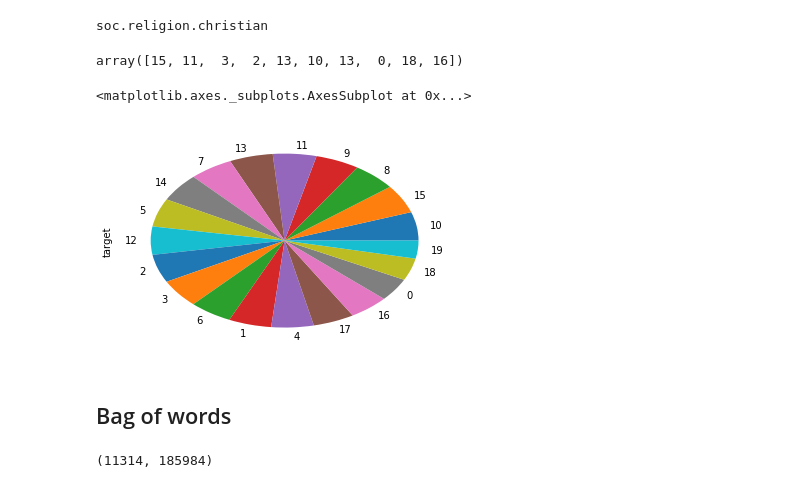
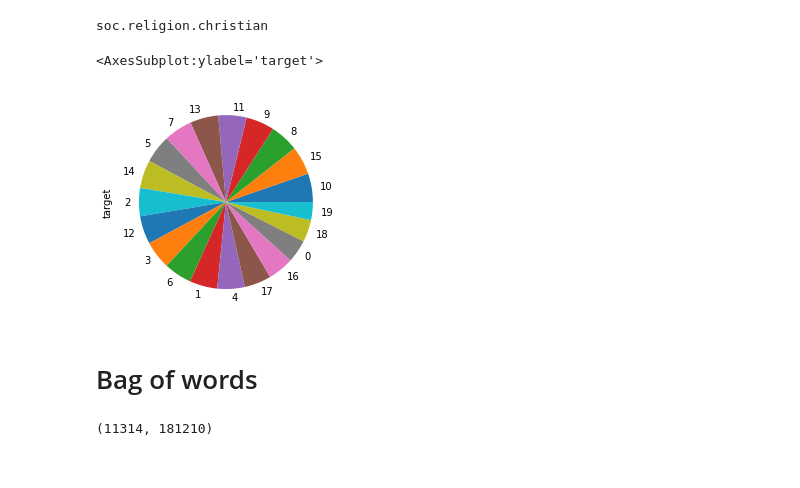
Before and after one commit to ucseml-team/machine-learning-course, a Jupyter notebook: natural_language_processing_in_action.ipynb, the cells around one changed output. Saved outputs shown, nothing was run; the diff lists cells and outputs as text; code cells hidden in the pictures.

```diff
--- a/natural_language_processing_in_action.ipynb
+++ b/natural_language_processing_in_action.ipynb
@@ -15 +4,26 @@ news_train = fetch_20newsgroups(subset='train', shuffle=True, random_state=seed)
+# %%
+import pandas as pd
+%matplotlib inline
+from sklearn.datasets import fetch_20newsgroups as news
+
+import numpy as np
+
+from sklearn.feature_extraction.text import CountVectorizer, TfidfVectorizer
+from sklearn.pipeline import Pipeline
+from sklearn.linear_model import LogisticRegression
+from sklearn.naive_bayes import MultinomialNB
+from sklearn.metrics import classification_report
+from sklearn.feature_extraction import text
+
+import xgboost as xgb
+
+from nltk import word_tokenize
+from nltk.corpus import stopwords
+
+from tqdm import tqdm
+
+seed = 24
+
+news_train = news(subset='train', shuffle=True, random_state=seed)
+news_test = news(subset='test', shuffle=True, random_state=seed)
 # %% [markdown]
@@ -65,14 +79,13 @@ shall we say, unusual.  --clh]
 print(news_train.target_names[news_train.target[0]])
 # %% [output]
 soc.religion.christian
-# %%
-news_train.target[:10]
-# %% [output]
-array([15, 11,  3,  2, 13, 10, 13,  0, 18, 16])
 # %%
 df = pd.DataFrame({'content': news_train.data, 'target': news_train.target })
+df['dataset'] = 'train'
+df = pd.concat([df, pd.DataFrame({'content': news_test.data, 'target': news_test.target })])
+df.loc[df.dataset.isnull(), 'dataset'] = 'test'
 # %%
-df.target.value_counts().plot.pie()
+df[df.dataset == 'train'].target.value_counts().plot.pie()
 # %% [output]
-<matplotlib.axes._subplots.AxesSubplot at 0x...>
+<AxesSubplot:ylabel='target'>
-[figure, old version]
+[figure, new version]
@@ -79,2 +98,2 @@ df.target.value_counts().plot.pie()
 # %% [markdown]
-## Bag of words
+# Bag of words
@@ -89,9 +100,12 @@ from nltk.corpus import stopwords
 # %%
-count_vect = CountVectorizer(tokenizer=word_tokenize, stop_words='english')
-X_train_counts = count_vect.fit_transform(news_train.data)
-X_train_counts.shape
+count_vect = CountVectorizer(tokenizer=word_tokenize,
+                             stop_words='english',
+                             strip_accents='ascii')
+
+x_train_bow = count_vect.fit_transform(df[df.dataset == 'train'].content)
+x_train_bow.shape
 # %% [output]
-(11314, 185984)
+(11314, 181210)
 # %%
 pd.Series(count_vect.get_feature_names()).sample(5)
 # %% [output]
```
Also changed, not shown: parts of 36 cells of this notebook, 5 other files.
